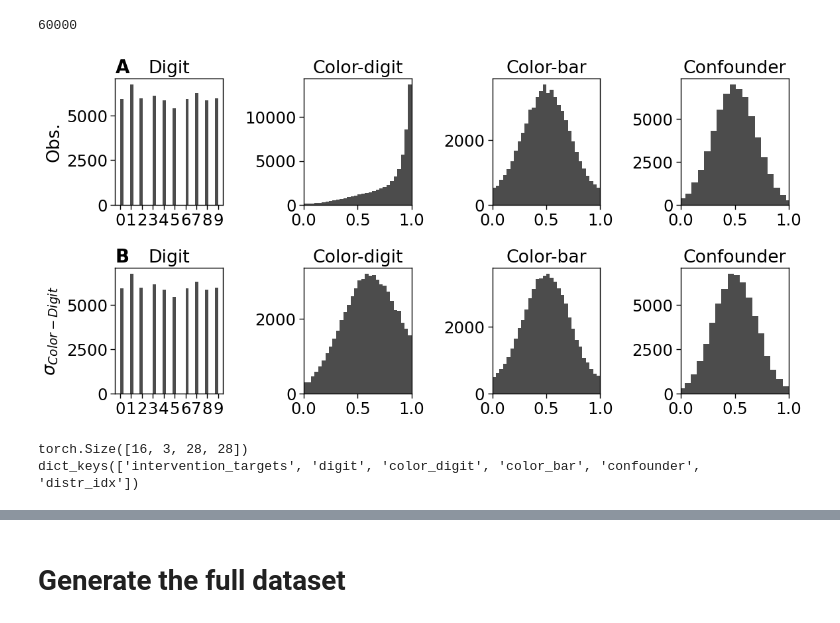
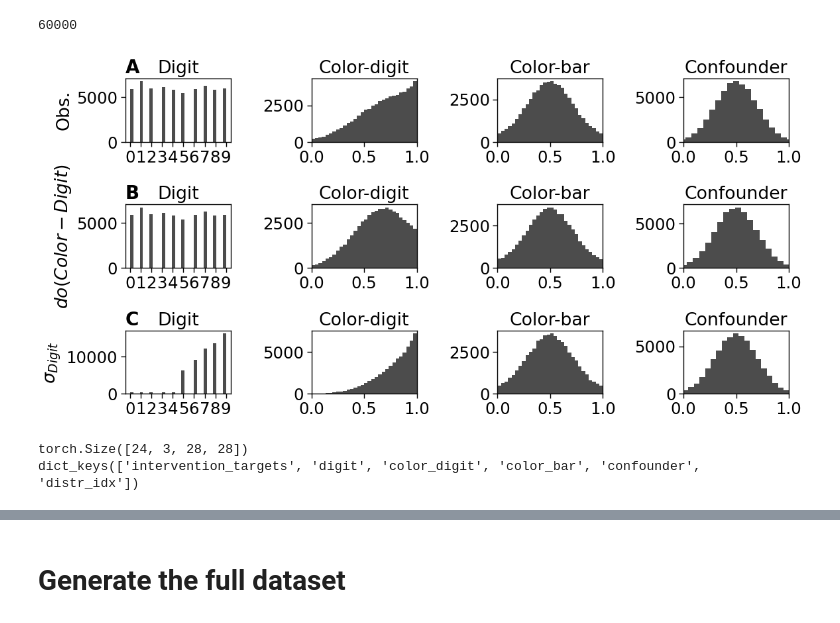
Before and after one commit to tree1111/CDRL, a Jupyter notebook: notebooks/NonMarkov-MNIST-dataset-generate.ipynb, the cells around one changed output, grey strips where cells are left out. Cells and saved outputs as stored; diff of their text form; code cells hidden in the pictures.

Commit message:
Rerunning vae reductions on nonmarkov
Signed-off-by: Adam Li <adam2392@gmail.com>

```diff
--- a/notebooks/NonMarkov-MNIST-dataset-generate.ipynb
+++ b/notebooks/NonMarkov-MNIST-dataset-generate.ipynb
@@ -65,14 +65,16 @@ print(len(images))
 sns.set_context("paper", font_scale=2.0)
 
 # Plotting the distributions
-fig, axes = plt.subplots(2, 4, figsize=(12, 6), sharex=False, sharey=False)
-row_labels = ["A", "B"]
-for idx in range(2):
+fig, axes = plt.subplots(3, 4, figsize=(12, 6), sharex=False, sharey=False)
+row_labels = ["A", "B", "C"]
+for idx in range(3):
     causal_labels = nonmarkov_bar_digit_scm(intervention_idx=idx, labels=labels)
     if idx == 0:
         setting = "Obs."
-    elif idx > 0:
-        setting = "$\sigma_{{Color-Digit}}$"
+    elif idx == 1:
+        setting = "$do({{Color-Digit}})$"
+    elif idx == 2:
+        setting = "$\sigma_{{Digit}}$"
     # axes[idx, 0].set_ylabel(f"{setting}")
     axes[idx, 0].set_ylabel(f"{setting}")
 
@@ -89,40 +91,40 @@ for idx in range(2):
     axes[idx, 1].set_xlim([0, 1])
     axes[idx, 1].set_xticks([0, 0.5, 1])
     axes[idx, 2].hist(color_bar, bins=30, color="black", alpha=0.7)
     axes[idx, 2].set_title(f"Color-bar")
     axes[idx, 2].set_xlim([0, 1])
     axes[idx, 2].set_xticks([0, 0.5, 1])
     axes[idx, 3].hist(confounder, bins=30, color="black", alpha=0.7)
     axes[idx, 3].set_title(f"Confounder")
     axes[idx, 3].set_xlim([0, 1])
     axes[idx, 3].set_xticks([0, 0.5, 1])
 
     # axes[idx, 0].text(
     #     1.0,
     #     20.0,
     #     row_labels[idx],
     #     # transform=axes[idx, 2].transAxes,
     #     fontsize=20,
     #     fontweight="bold",
     #     # va="top",
     #     # ha="right",
     # )
     # Set the letter as the title of the [idx, 0] figure and position it to the top-right
     axes[idx, 0].set_title(row_labels[idx], loc="left", fontsize=20, fontweight="bold")
 
 plt.tight_layout()
 # fig.savefig(
 #     "/Users/adam2392/Downloads/mnist-colorbar-distributions.pdf", bbox_inches="tight"
 # )
 # plt.show()
 # %% [output]
-[figure, old version]
+[figure, new version]
 # %%
 img_dataset = []
 labels_dataset = None
 
-for intervention_idx in range(2):
-    causal_labels = nonmarkov_bar_digit_scm(
+for intervention_idx in range(3):
+    causal_labels, digit_idx = nonmarkov_bar_digit_scm(
         intervention_idx=intervention_idx, labels=labels
     )
     causal_labels["distr_idx"] = torch.Tensor([intervention_idx] * len(labels))
@@ -142,7 +144,7 @@ for intervention_idx in range(2):
                 (labels_dataset[key], causal_labels[key])
             )
 
-    distr_images = images
+    distr_images = images[digit_idx]
     for idx, img in enumerate(distr_images):
         color_bar = causal_labels["color_bar"][idx]
         color_digit = causal_labels["color_digit"][idx]
@@ -164,7 +166,7 @@ img_dataset = torch.vstack(
 print(img_dataset.shape)
 print(labels_dataset.keys())
 # %% [output]
-torch.Size([16, 3, 28, 28])
+torch.Size([24, 3, 28, 28])
 dict_keys(['intervention_targets', 'digit', 'color_digit', 'color_bar', 'confounder', 'distr_idx'])
 # %%
 print(img_dataset.shape)
```
Also changed, not shown: parts of 4 cells of this notebook, 8 other files.
